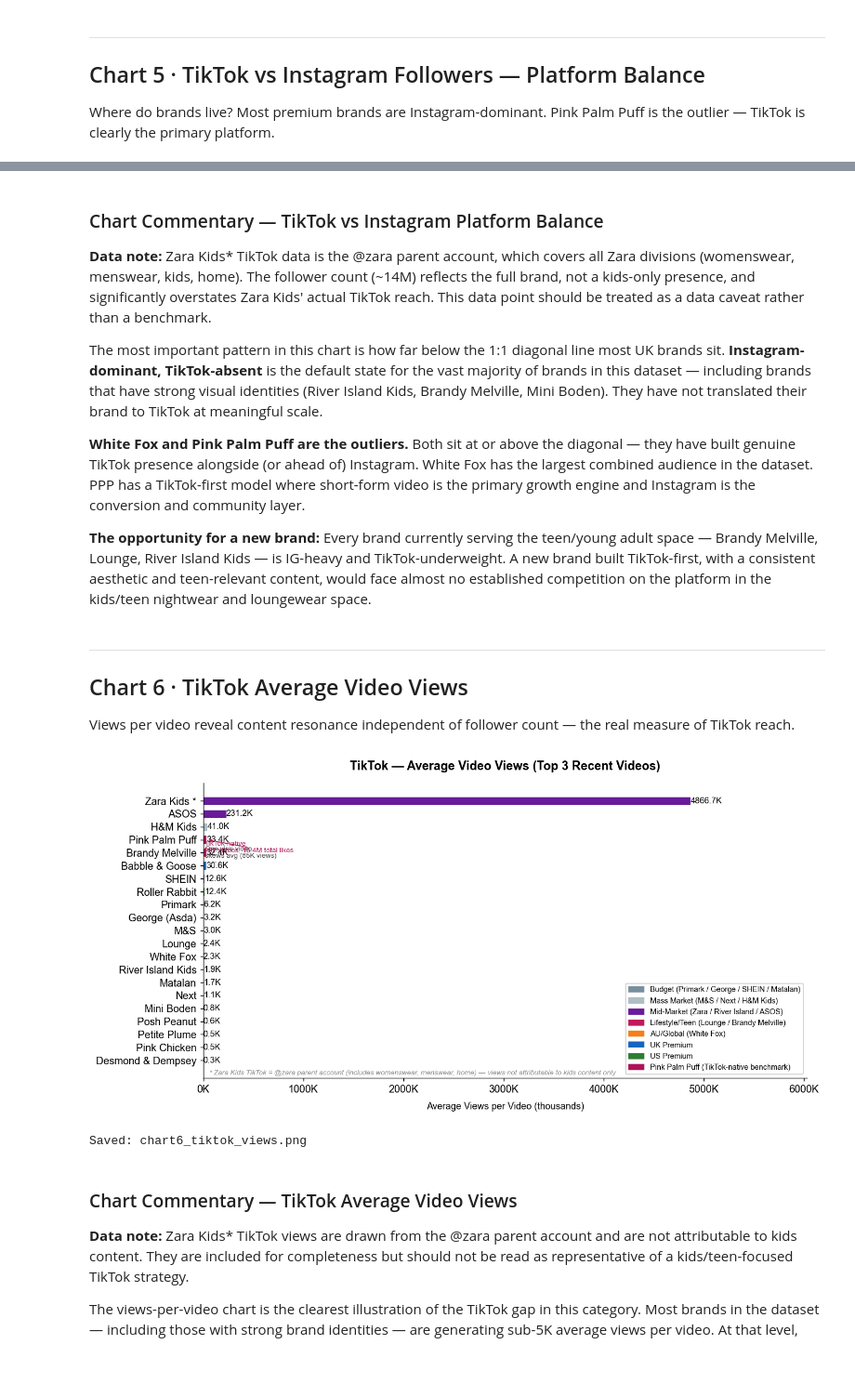
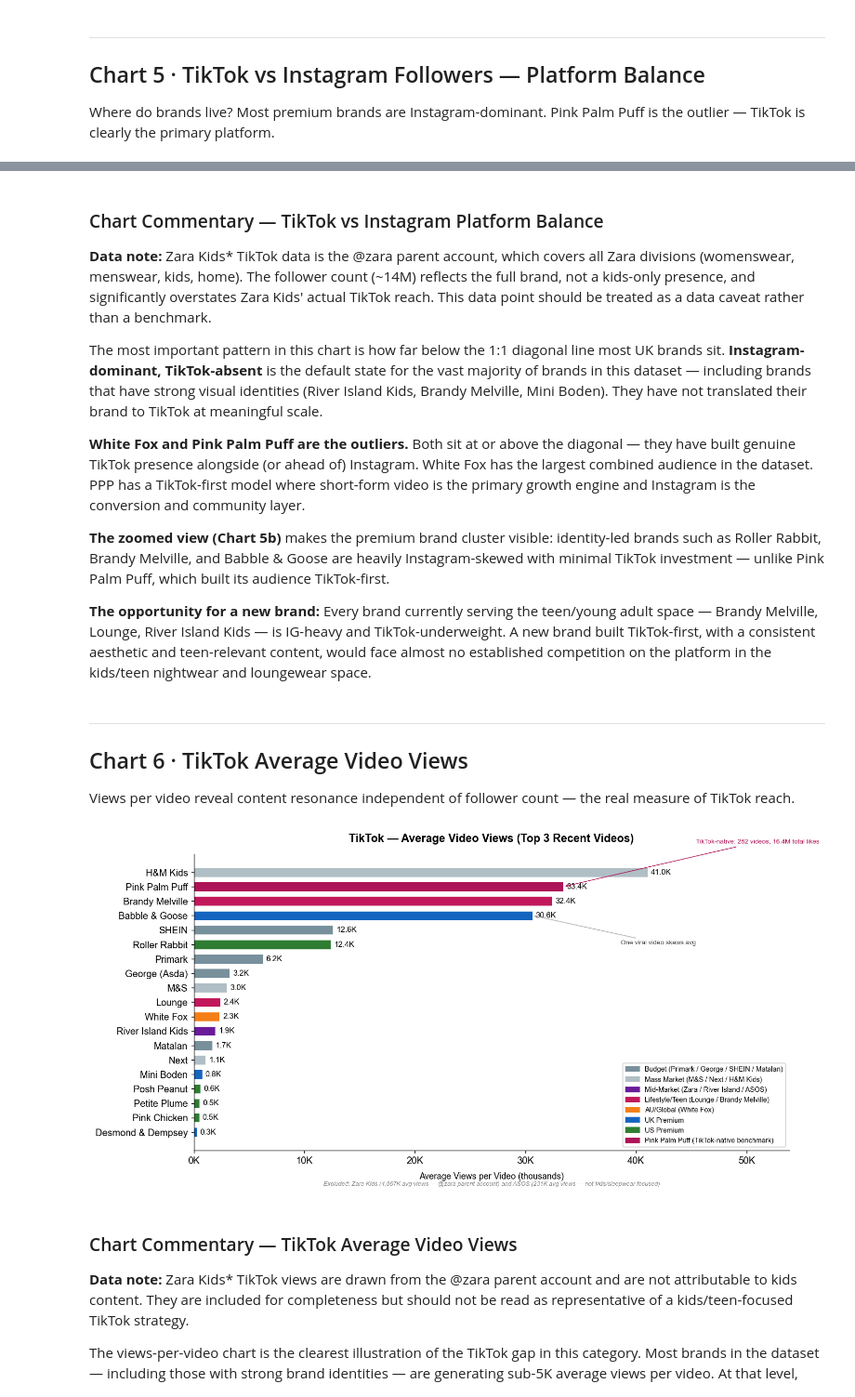
Before and after one commit to rosesparrow/kidswear-market-analysis, a Jupyter notebook: 03_social_analysis/social_metrics.ipynb, the cells around one changed output, grey strips where cells are left out. Shown at 93% size. Saved outputs shown, nothing was run; the diff lists cells and outputs as text; code cells hidden in the pictures; blank space fills up the shorter version.

```diff
--- a/03_social_analysis/social_metrics.ipynb
+++ b/03_social_analysis/social_metrics.ipynb
@@ -93,18 +93,12 @@ print('Libraries loaded ✓')
 Libraries loaded ✓
 # %%
 # ── Load data ──────────────────────────────────────────────────────────────
-import os
+from pathlib import Path
 
-# VS Code sets __vsc_ipynb_file__ to the notebook's full path
-# Fall back to a hardcoded absolute path for standard Jupyter
-try:
-    _nb_dir = os.path.dirname(__vsc_ipynb_file__)
-except NameError:
-    _nb_dir = '/Users/sewabreiler/Documents/kidswear-market-analysis/03_social_analysis'
-
-FILE = os.path.join(_nb_dir, 'data', 'social_media_data_collection_v8.xlsx')
+DATA_DIR = Path('data')
+FILE = DATA_DIR / 'social_media_data_collection_v8.xlsx'
 print(f'Loading from: {FILE}')
-assert os.path.exists(FILE), f'❌ File not found: {FILE}'
+assert FILE.exists(), f'File not found: {FILE}'
 
 ig_raw = pd.read_excel(FILE, sheet_name='Instagram', header=3, nrows=21)
 tt_raw = pd.read_excel(FILE, sheet_name='TikTok',    header=2, nrows=21)
@@ -172,7 +166,7 @@ df['colour'] = df['brand'].map(SEGMENT_COLOUR).fillna('#999999')
 
 unmapped = df[df['colour'] == '#999999']['brand'].tolist()
 if unmapped:
-    print(f'⚠ Unmapped brands (check spelling vs SEGMENT_COLOUR): {unmapped}')
+    print(f'Unmapped brands (check spelling vs SEGMENT_COLOUR): {unmapped}')
 
 print(f'Loaded {len(df)} brands')
 print(df[['brand','ig_followers','tt_followers','eng_rate']].to_string(index=False))
@@ -548,59 +592,66 @@ The most important pattern in this chart is how far below the 1:1 diagonal line
 
 **White Fox and Pink Palm Puff are the outliers.** Both sit at or above the diagonal — they have built genuine TikTok presence alongside (or ahead of) Instagram. White Fox has the largest combined audience in the dataset. PPP has a TikTok-first model where short-form video is the primary growth engine and Instagram is the conversion and community layer.
 
+**The zoomed view (Chart 5b)** makes the premium brand cluster visible: identity-led brands such as Roller Rabbit, Brandy Melville, and Babble & Goose are heavily Instagram-skewed with minimal TikTok investment — unlike Pink Palm Puff, which built its audience TikTok-first.
+
 **The opportunity for a new brand:** Every brand currently serving the teen/young adult space — Brandy Melville, Lounge, River Island Kids — is IG-heavy and TikTok-underweight. A new brand built TikTok-first, with a consistent aesthetic and teen-relevant content, would face almost no established competition on the platform in the kids/teen nightwear and loungewear space.
 # %% [markdown]
 ---
 ## Chart 6 · TikTok Average Video Views
 Views per video reveal content resonance independent of follower count — the real measure of TikTok reach.
 # %%
-fig, ax = plt.subplots(figsize=(11, 5.5))
+fig, ax = plt.subplots(figsize=(12, 6))
 
-d = df.sort_values('tt_avg_views', ascending=True).copy()
-# Display Zara Kids as parent account in TikTok charts
-d['display_brand'] = d['brand'].replace({'Zara Kids': 'Zara Kids *'})
+# Exclude Zara Kids and ASOS — both distort the scale.
+# Zara Kids: @zara parent account, not attributable to kids content.
+# ASOS: 231K avg views driven by viral fashion content, not kids/sleepwear.
+d = df[~df['brand'].isin(['Zara Kids', 'ASOS'])].sort_values('tt_avg_views', ascending=True).copy()
 
-bars = ax.barh(d['display_brand'], d['tt_avg_views'] / 1e3,
+bars = ax.barh(d['brand'], d['tt_avg_views'] / 1e3,
                color=d['colour'], edgecolor='white', linewidth=0.5, height=0.65)
 
 for bar, val in zip(bars, d['tt_avg_views']):
     label = f'{val/1e3:.1f}K'
     ax.text(bar.get_width() + 0.3, bar.get_y() + bar.get_height()/2,
             label, va='center', ha='left', fontsize=9)
 
 ax.set_xlabel('Average Views per Video (thousands)', labelpad=8)
 ax.set_title('TikTok — Average Video Views (Top 3 Recent Videos)', pad=14)
 ax.xaxis.set_major_formatter(mticker.FuncFormatter(lambda x, _: f'{x:.0f}K'))
-ax.set_xlim(0, ax.get_xlim()[1] * 1.18)
+ax.set_xlim(0, ax.get_xlim()[1] * 1.25)
 
-for i, (_, row) in enumerate(d.iterrows()):
-    if row['brand'] == 'Babble & Goose':
-        ax.annotate('One viral video\nskews avg (85K views)',
-                    xy=(row['tt_avg_views']/1e3, i),
-                    xytext=(row['tt_avg_views']/1e3 - 10, i + 0.6),
-                    fontsize=7.5, color='#444444',
-                    arrowprops=dict(arrowstyle='->', color='#aaaaaa', lw=0.8))
-    if row['brand'] == 'Pink Palm Puff':
-        ax.annotate('TikTok-native\n282 videos, 16.4M total likes',
-                    xy=(row['tt_avg_views']/1e3, i),
-                    xytext=(row['tt_avg_views']/1e3 - 18, i - 1),
-                    fontsize=7.5, color=COLOURS['ppp'],
-                    arrowprops=dict(arrowstyle='->', color=COLOURS['ppp'], lw=0.8))
+# Annotations — positioned to avoid overlap
+brand_positions = {row['brand']: idx for idx, (_, row) in enumerate(d.iterrows())}
 
-ax.text(0.01, 0.01,
-        '* Zara Kids TikTok = @zara parent account (includes womenswear, menswear, home) — views not attributable to kids content only',
-        transform=ax.transAxes, fontsize=7.5, color='#888888', style='italic')
+if 'Babble & Goose' in brand_positions:
+    bg_row = d[d['brand'] == 'Babble & Goose'].iloc[0]
+    bg_y = brand_positions['Babble & Goose']
+    ax.annotate('One viral video skews avg',
+                xy=(bg_row['tt_avg_views']/1e3, bg_y),
+                xytext=(bg_row['tt_avg_views']/1e3 + 8, bg_y - 2),
+                fontsize=7.5, color='#444444',
+                arrowprops=dict(arrowstyle='->', color='#aaaaaa', lw=0.8))
+
+if 'Pink Palm Puff' in brand_positions:
+    ppp_row = d[d['brand'] == 'Pink Palm Puff'].iloc[0]
+    ppp_y = brand_positions['Pink Palm Puff']
+    ax.annotate('TikTok-native: 282 videos, 16.4M total likes',
+                xy=(ppp_row['tt_avg_views']/1e3, ppp_y),
+                xytext=(ppp_row['tt_avg_views']/1e3 + 12, ppp_y + 3),
+                fontsize=7.5, color=COLOURS['ppp'],
+                arrowprops=dict(arrowstyle='->', color=COLOURS['ppp'], lw=0.8))
+
+ax.text(0.5, -0.12,
+        'Excluded: Zara Kids (4,867K avg views — @zara parent account) and ASOS (231K avg views — not kids/sleepwear focused)',
+        transform=ax.transAxes, fontsize=7, color='#888888', style='italic', ha='center')
 
 ax.legend(handles=legend_items, fontsize=8, framealpha=0.9,
           edgecolor='#cccccc', loc='lower right')
 
 plt.tight_layout()
-plt.savefig('chart6_tiktok_views.png')
 plt.show()
-print('Saved: chart6_tiktok_views.png')
 # %% [output]
-[figure, old version]
+[figure, new version]
-Saved: chart6_tiktok_views.png
 # %% [markdown]
 ### Chart Commentary — TikTok Average Video Views
 
```
Also changed, not shown: parts of 13 cells of this notebook, 21 other files.
